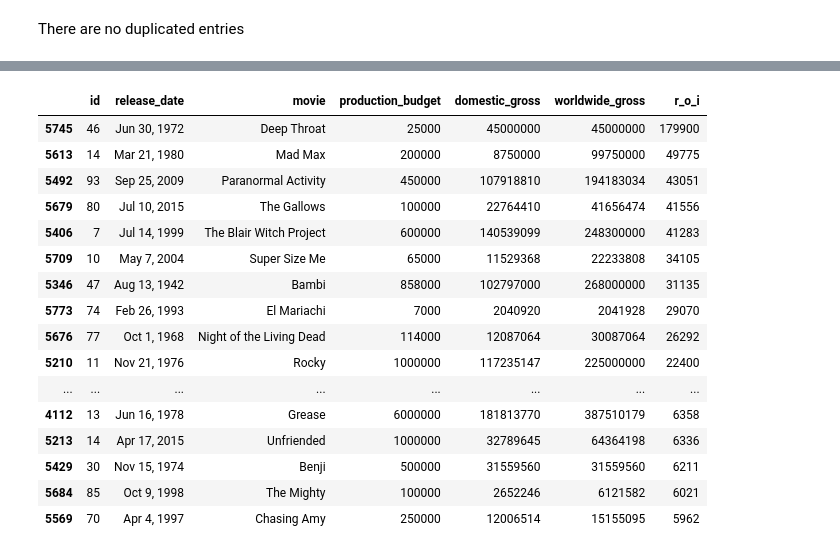
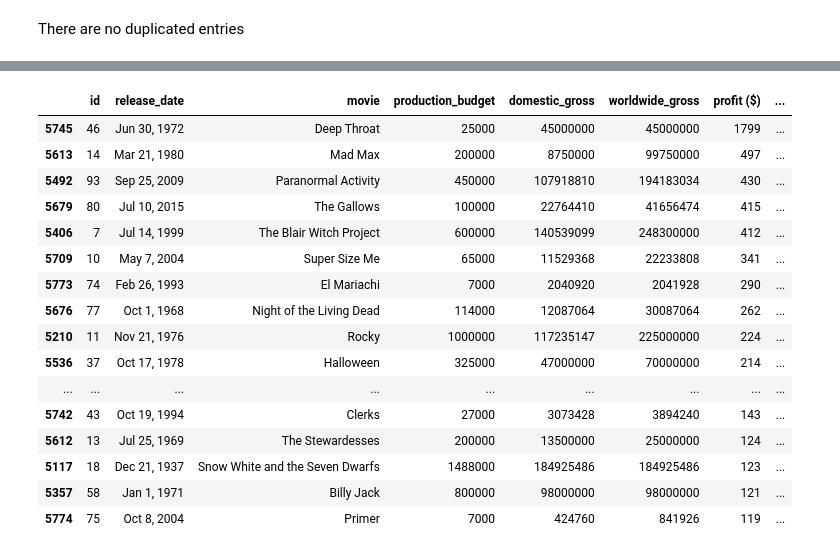
Before and after one commit to Kurgat-Bee/Phase2project, a Jupyter notebook: tnbugets.ipynb, the cells around one changed output, grey strips where cells are left out. Cells and saved outputs as stored; diff of their text form; code cells hidden in the pictures.

```diff
--- a/tnbugets.ipynb
+++ b/tnbugets.ipynb
@@ -79,0 +95,14 @@ df = df[df['worldwide_gross'] != 0]
+# %%
+#checking for outliers using the interquartile range
+for x in currency_cols:
+    Q1 = df[x].quantile(0.25)
+    Q3 = df[x].quantile(0.75)
+    IQR = Q3 - Q1
+
+    #outlier range
+    lower_bound = Q1 - 1.5 * IQR
+    upper_bound = Q3 + 1.5 * IQR
+
+    #outliers
+    outliers = df[(df[x] < lower_bound) | (df[x] > upper_bound)]
+outliers
@@ -79,0 +123,4 @@ df = df[df['worldwide_gross'] != 0]
+# %%
+for x in currency_cols:
+    df = df[(df[x] >= lower_bound) & (df[x] <= upper_bound)]
+df
@@ -79,0 +143,4 @@ df = df[df['worldwide_gross'] != 0]
+# %%
+#calculating the profit margins for each movie
+df['profit ($)'] = ((df['worldwide_gross'] - df['production_budget'])/df['production_budget']).astype(int)
+df
@@ -80,5 +161,5 @@ df = df[df['worldwide_gross'] != 0]
 # %%
-#checking the return on investment for each movie in terms of %
-df['r_o_i'] = (((df['worldwide_gross'] - df['production_budget'])/df['production_budget'])*100).astype(int)
+#calculating the return of investment for each movie
+df['r_o_i %'] = (((df['profit ($)'] - df['production_budget'])/df['production_budget'])*100).astype(int)
 df
 # %% [output]
@@ -98,22 +179,22 @@ df
 # %%
 #sorting data from the highest return on investment
-df = df.sort_values(by='r_o_i', ascending=False)
-df.head(50)
+df = df.sort_values(by='profit ($)', ascending=False)
+df.head(20)
 # %% [output]
-|  | id | release_date | movie | production_budget | domestic_gross | worldwide_gross | r_o_i |
-| 5745 | 46 | Jun 30, 1972 | Deep Throat | 25000 | 45000000 | 45000000 | 179900 |
-| 5613 | 14 | Mar 21, 1980 | Mad Max | 200000 | 8750000 | 99750000 | 49775 |
-| 5492 | 93 | Sep 25, 2009 | Paranormal Activity | 450000 | 107918810 | 194183034 | 43051 |
-| 5679 | 80 | Jul 10, 2015 | The Gallows | 100000 | 22764410 | 41656474 | 41556 |
-| 5406 | 7 | Jul 14, 1999 | The Blair Witch Project | 600000 | 140539099 | 248300000 | 41283 |
-| 5709 | 10 | May 7, 2004 | Super Size Me | 65000 | 11529368 | 22233808 | 34105 |
-| 5346 | 47 | Aug 13, 1942 | Bambi | 858000 | 102797000 | 268000000 | 31135 |
-| 5773 | 74 | Feb 26, 1993 | El Mariachi | 7000 | 2040920 | 2041928 | 29070 |
-| 5676 | 77 | Oct 1, 1968 | Night of the Living Dead | 114000 | 12087064 | 30087064 | 26292 |
-| 5210 | 11 | Nov 21, 1976 | Rocky | 1000000 | 117235147 | 225000000 | 22400 |
-| ... | ... | ... | ... | ... | ... | ... | ... |
-| 4112 | 13 | Jun 16, 1978 | Grease | 6000000 | 181813770 | 387510179 | 6358 |
-| 5213 | 14 | Apr 17, 2015 | Unfriended | 1000000 | 32789645 | 64364198 | 6336 |
-| 5429 | 30 | Nov 15, 1974 | Benji | 500000 | 31559560 | 31559560 | 6211 |
-| 5684 | 85 | Oct 9, 1998 | The Mighty | 100000 | 2652246 | 6121582 | 6021 |
-| 5569 | 70 | Apr 4, 1997 | Chasing Amy | 250000 | 12006514 | 15155095 | 5962 |
+|  | id | release_date | movie | production_budget | domestic_gross | worldwide_gross | profit ($) | ... |
+| 5745 | 46 | Jun 30, 1972 | Deep Throat | 25000 | 45000000 | 45000000 | 1799 | ... |
+| 5613 | 14 | Mar 21, 1980 | Mad Max | 200000 | 8750000 | 99750000 | 497 | ... |
+| 5492 | 93 | Sep 25, 2009 | Paranormal Activity | 450000 | 107918810 | 194183034 | 430 | ... |
+| 5679 | 80 | Jul 10, 2015 | The Gallows | 100000 | 22764410 | 41656474 | 415 | ... |
+| 5406 | 7 | Jul 14, 1999 | The Blair Witch Project | 600000 | 140539099 | 248300000 | 412 | ... |
+| 5709 | 10 | May 7, 2004 | Super Size Me | 65000 | 11529368 | 22233808 | 341 | ... |
+| 5773 | 74 | Feb 26, 1993 | El Mariachi | 7000 | 2040920 | 2041928 | 290 | ... |
+| 5676 | 77 | Oct 1, 1968 | Night of the Living Dead | 114000 | 12087064 | 30087064 | 262 | ... |
+| 5210 | 11 | Nov 21, 1976 | Rocky | 1000000 | 117235147 | 225000000 | 224 | ... |
+| 5536 | 37 | Oct 17, 1978 | Halloween | 325000 | 47000000 | 70000000 | 214 | ... |
+| ... | ... | ... | ... | ... | ... | ... | ... | ... |
+| 5742 | 43 | Oct 19, 1994 | Clerks | 27000 | 3073428 | 3894240 | 143 | ... |
+| 5612 | 13 | Jul 25, 1969 | The Stewardesses | 200000 | 13500000 | 25000000 | 124 | ... |
+| 5117 | 18 | Dec 21, 1937 | Snow White and the Seven Dwarfs | 1488000 | 184925486 | 184925486 | 123 | ... |
+| 5357 | 58 | Jan 1, 1971 | Billy Jack | 800000 | 98000000 | 98000000 | 121 | ... |
+| 5774 | 75 | Oct 8, 2004 | Primer | 7000 | 424760 | 841926 | 119 | ... |
```
Also changed, not shown: parts of 16 cells of this notebook.
